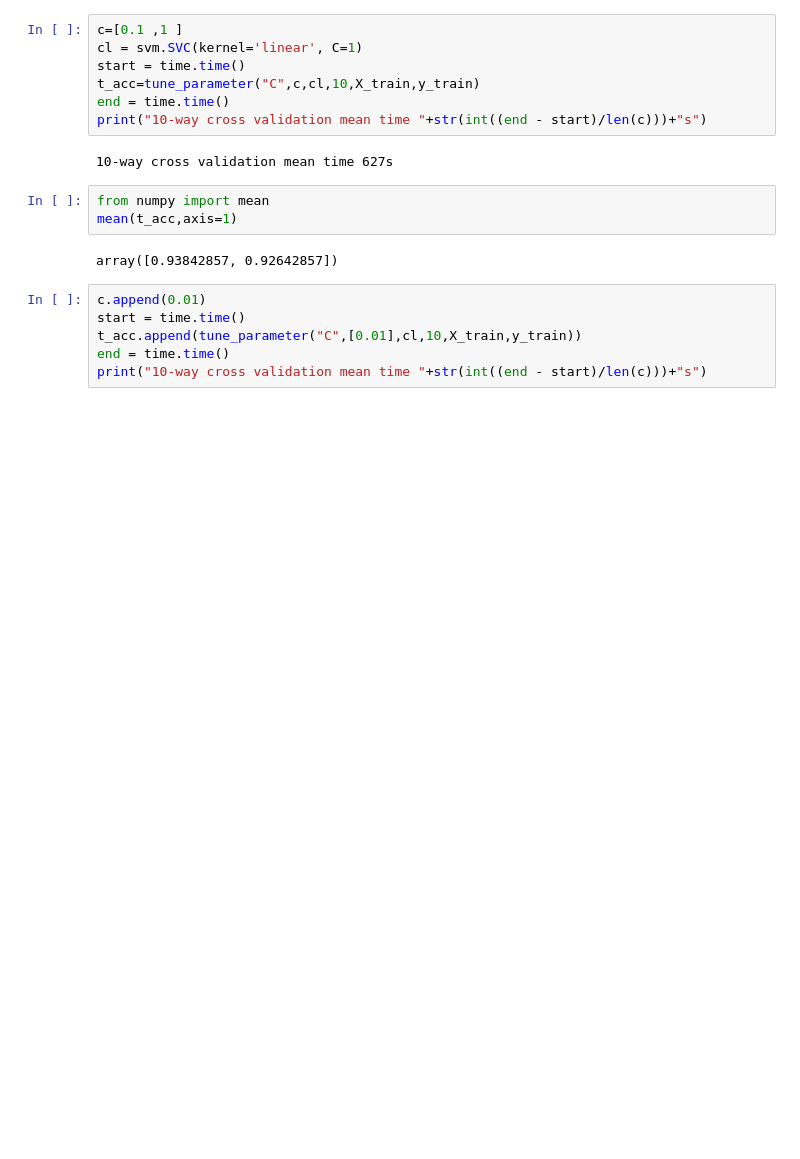
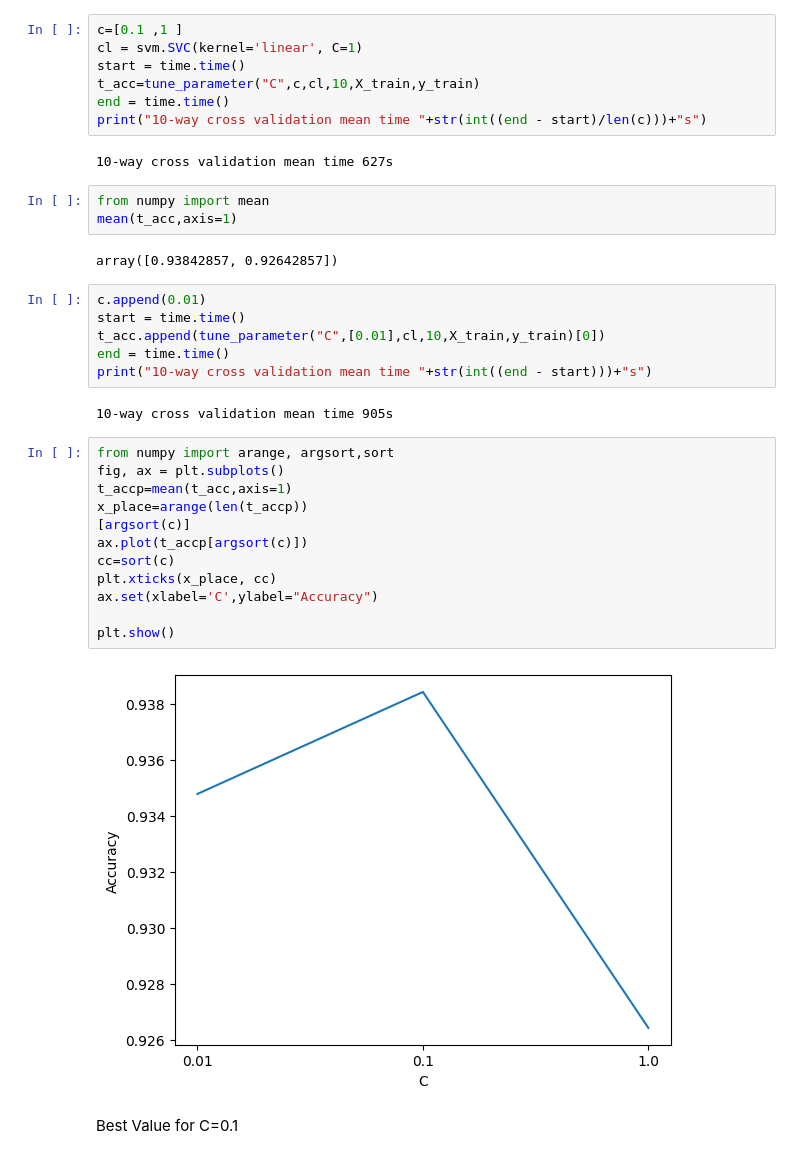
Before and after one commit to zkiokko/AI, a Jupyter notebook: KernelLinear.ipynb, the cells around one changed output. Drawn from its saved outputs; the diff is of its cells as text; blank space fills up the shorter version.

```diff
--- a/KernelLinear.ipynb
+++ b/KernelLinear.ipynb
@@ -45,6 +46,24 @@ array([0.93842857, 0.92642857])
 # %%
 c.append(0.01)
 start = time.time()
-t_acc.append(tune_parameter("C",[0.01],cl,10,X_train,y_train))
+t_acc.append(tune_parameter("C",[0.01],cl,10,X_train,y_train)[0])
 end = time.time()
-print("10-way cross validation mean time "+str(int((end - start)/len(c)))+"s")
+print("10-way cross validation mean time "+str(int((end - start)))+"s")
+# %% [output]
+10-way cross validation mean time 905s
+# %%
+from numpy import arange, argsort,sort
+fig, ax = plt.subplots()
+t_accp=mean(t_acc,axis=1)
+x_place=arange(len(t_accp))
+[argsort(c)]
+ax.plot(t_accp[argsort(c)])
+cc=sort(c)
+plt.xticks(x_place, cc)
+ax.set(xlabel='C',ylabel="Accuracy")
+
+plt.show()
+# %% [output]
+[figure, added]
+# %% [markdown]
+Best Value for C=0.1
```
Also changed, not shown: parts of 5 cells of this notebook.
